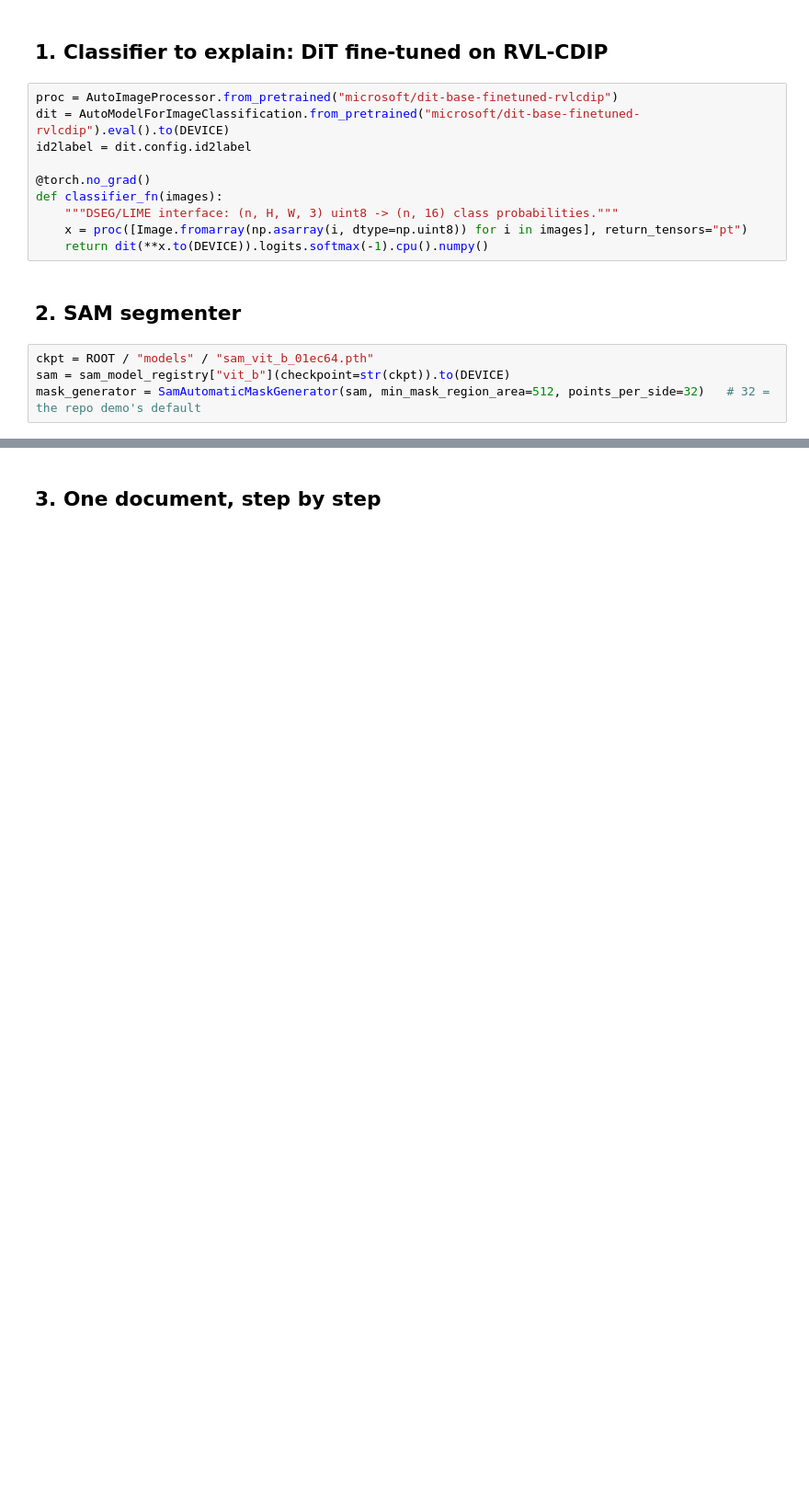
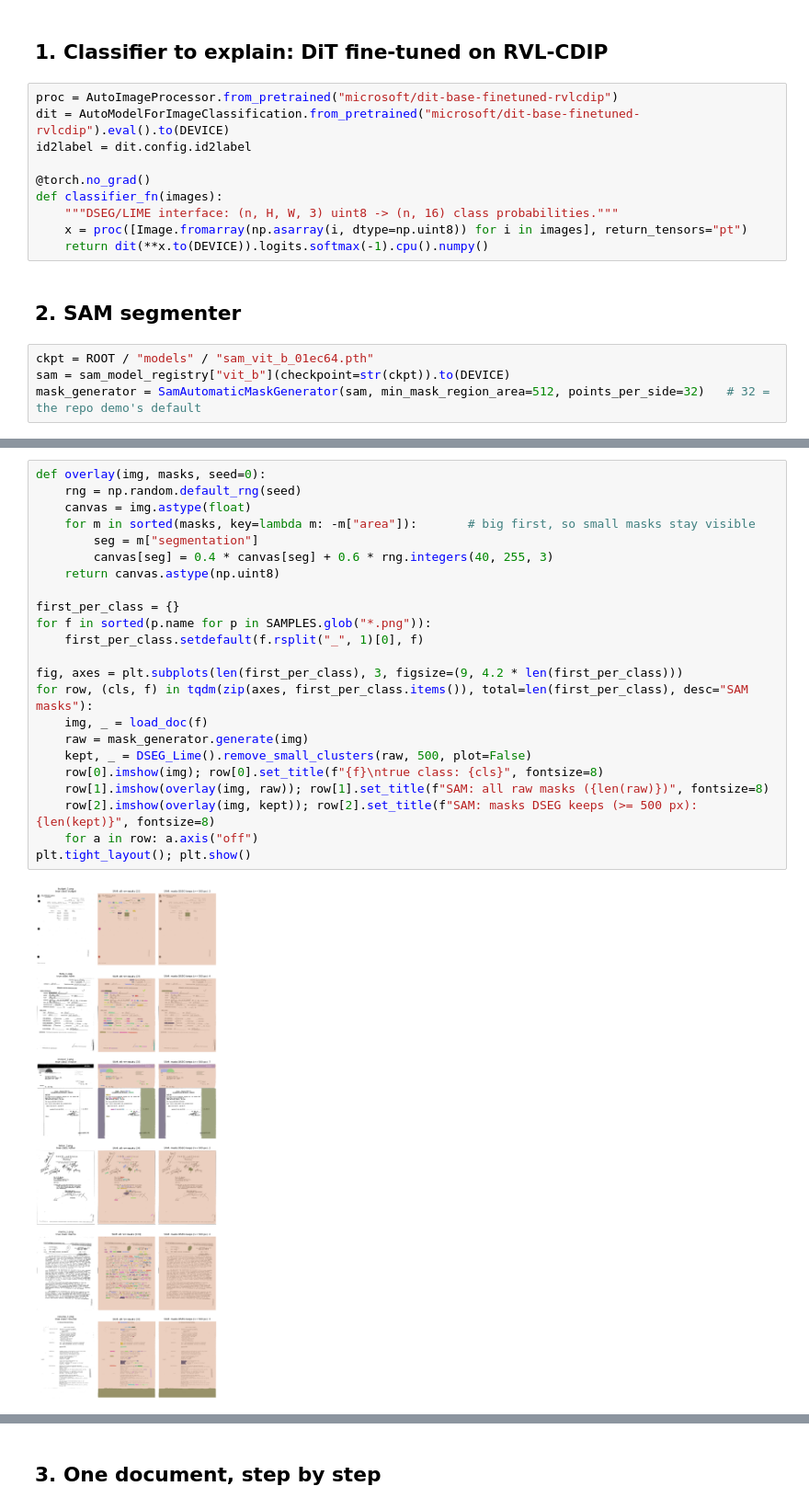
Before and after one commit to EmanuelaBoros/dseg-lime, a Jupyter notebook: notebooks/dseg_lime_rvlcdip.ipynb, the cells around one changed output, grey strips where cells are left out. Shown at 92% size. Saved outputs shown, nothing was run; the diff lists cells and outputs as text; blank space fills up the shorter version.

```diff
--- a/notebooks/dseg_lime_rvlcdip.ipynb
+++ b/notebooks/dseg_lime_rvlcdip.ipynb
@@ -47,0 +88,25 @@ mask_generator = SamAutomaticMaskGenerator(sam, min_mask_region_area=512, points
+# %%
+def overlay(img, masks, seed=0):
+    rng = np.random.default_rng(seed)
+    canvas = img.astype(float)
+    for m in sorted(masks, key=lambda m: -m["area"]):       # big first, so small masks stay visible
+        seg = m["segmentation"]
+        canvas[seg] = 0.4 * canvas[seg] + 0.6 * rng.integers(40, 255, 3)
+    return canvas.astype(np.uint8)
+
+first_per_class = {}
+for f in sorted(p.name for p in SAMPLES.glob("*.png")):
+    first_per_class.setdefault(f.rsplit("_", 1)[0], f)
+
+fig, axes = plt.subplots(len(first_per_class), 3, figsize=(9, 4.2 * len(first_per_class)))
+for row, (cls, f) in tqdm(zip(axes, first_per_class.items()), total=len(first_per_class), desc="SAM masks"):
+    img, _ = load_doc(f)
+    raw = mask_generator.generate(img)
+    kept, _ = DSEG_Lime().remove_small_clusters(raw, 500, plot=False)
+    row[0].imshow(img); row[0].set_title(f"{f}\ntrue class: {cls}", fontsize=8)
+    row[1].imshow(overlay(img, raw)); row[1].set_title(f"SAM: all raw masks ({len(raw)})", fontsize=8)
+    row[2].imshow(overlay(img, kept)); row[2].set_title(f"SAM: masks DSEG keeps (>= 500 px): {len(kept)}", fontsize=8)
+    for a in row: a.axis("off")
+plt.tight_layout(); plt.show()
+# %% [output]
+[figure, added]
```
Also changed, not shown: parts of 11 cells of this notebook, 5 other files.
